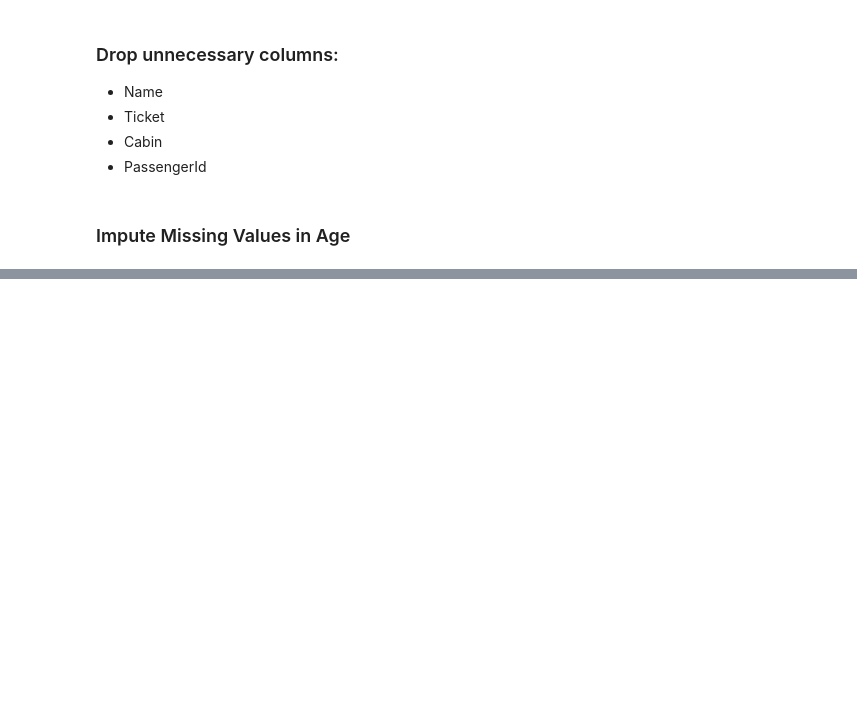
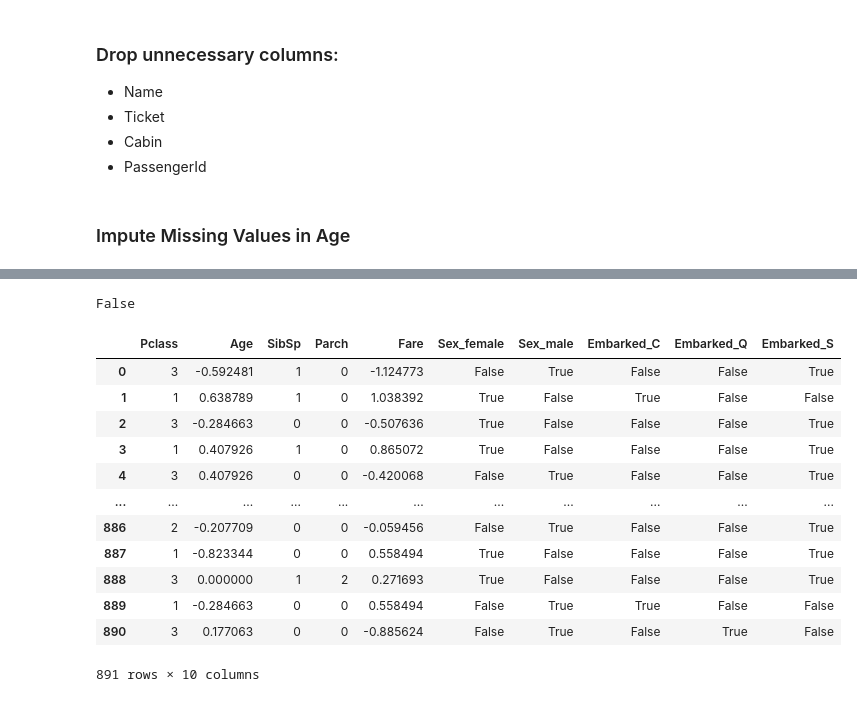
Before and after one commit to sgafanth/titanic-analysis-prediction, a Jupyter notebook: titanic-dataset-analysis-prediction.ipynb, the cells around one changed output, grey strips where cells are left out. Drawn from its saved outputs; the diff is of its cells as text; code cells hidden in the pictures; blank space fills up the shorter version.

```diff
--- a/titanic-dataset-analysis-prediction.ipynb
+++ b/titanic-dataset-analysis-prediction.ipynb
@@ -62,3 +90,7 @@ X.skew()
+# %%
+X_test['Fare'].isnull().values.any()
+# %% [output]
+False
 # %%
 from sklearn.preprocessing import QuantileTransformer
 qt = QuantileTransformer(n_quantiles=302, output_distribution='normal')
@@ -84 +119,17 @@ X
+# %%
+X_train
+# %% [output]
+|  | Pclass | Age | SibSp | Parch | Fare | Sex_female | Sex_male | Embarked_C | Embarked_Q | Embarked_S |
+| 0 | 3 | -0.592481 | 1 | 0 | -1.124773 | False | True | False | False | True |
+| 1 | 1 | 0.638789 | 1 | 0 | 1.038392 | True | False | True | False | False |
+| 2 | 3 | -0.284663 | 0 | 0 | -0.507636 | True | False | False | False | True |
+| 3 | 1 | 0.407926 | 1 | 0 | 0.865072 | True | False | False | False | True |
+| 4 | 3 | 0.407926 | 0 | 0 | -0.420068 | False | True | False | False | True |
+| ... | ... | ... | ... | ... | ... | ... | ... | ... | ... | ... |
+| 886 | 2 | -0.207709 | 0 | 0 | -0.059456 | False | True | False | False | True |
+| 887 | 1 | -0.823344 | 0 | 0 | 0.558494 | True | False | False | False | True |
+| 888 | 3 | 0.000000 | 1 | 2 | 0.271693 | True | False | False | False | True |
+| 889 | 1 | -0.284663 | 0 | 0 | 0.558494 | False | True | True | False | False |
+| 890 | 3 | 0.177063 | 0 | 0 | -0.885624 | False | True | False | True | False |
+891 rows × 10 columns
 # %%
```
Also changed, not shown: parts of 21 cells of this notebook.
